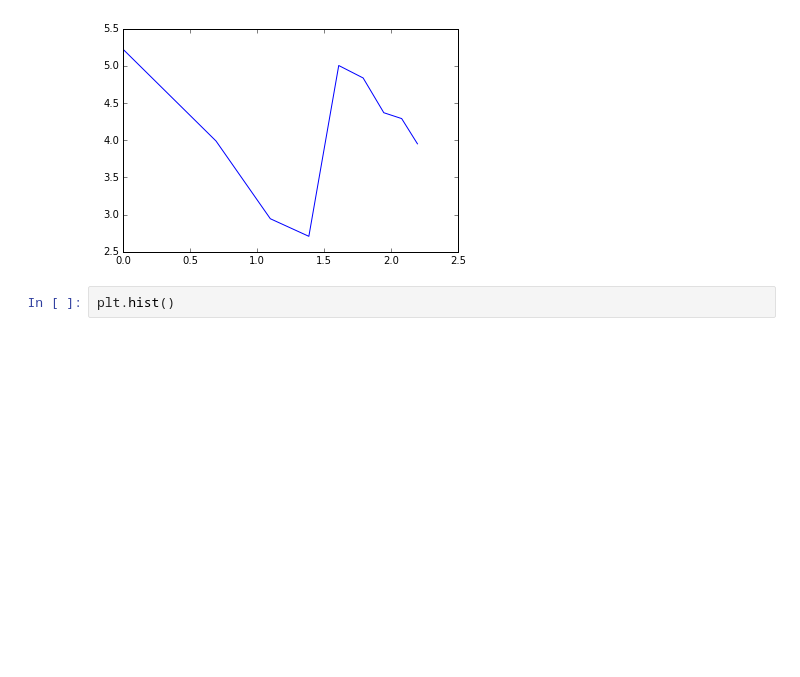
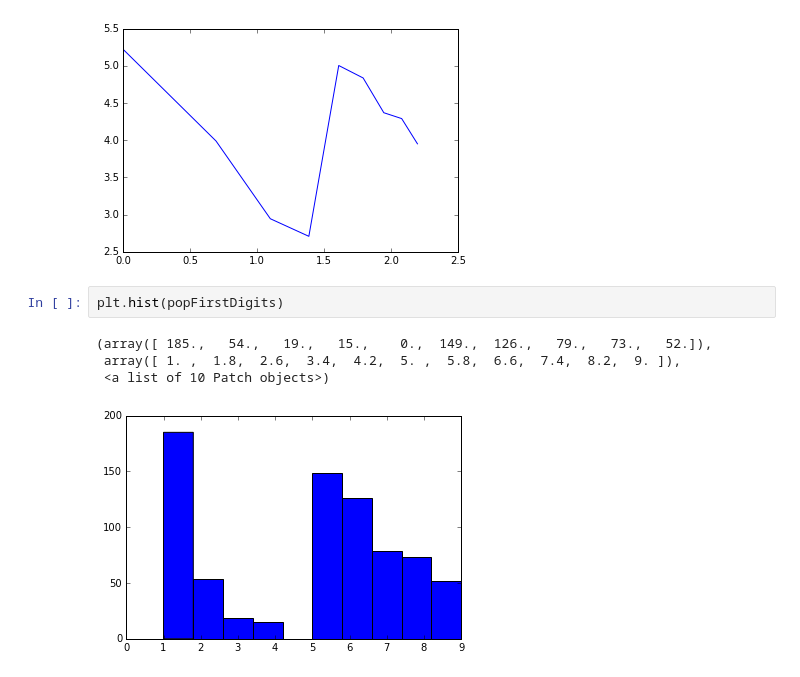
Before and after one commit to jfarid27/econ-phys, a Jupyter notebook: HW1.ipynb, the cells around one changed output. Cells and saved outputs as stored; diff of their text form; blank space fills up the shorter version.

```diff
--- a/HW1.ipynb
+++ b/HW1.ipynb
@@ -171,4 +171,9 @@ plt.plot(popFirstDigitCountXs, popFirstDigitCounts)
 [<matplotlib.lines.Line2D at 0x...>]
 [figure]
 # %%
-plt.hist()
+plt.hist(popFirstDigits)
+# %% [output]
+(array([ 185.,   54.,   19.,   15.,    0.,  149.,  126.,   79.,   73.,   52.]),
+ array([ 1. ,  1.8,  2.6,  3.4,  4.2,  5. ,  5.8,  6.6,  7.4,  8.2,  9. ]),
+ <a list of 10 Patch objects>)
+[figure, added]
```
